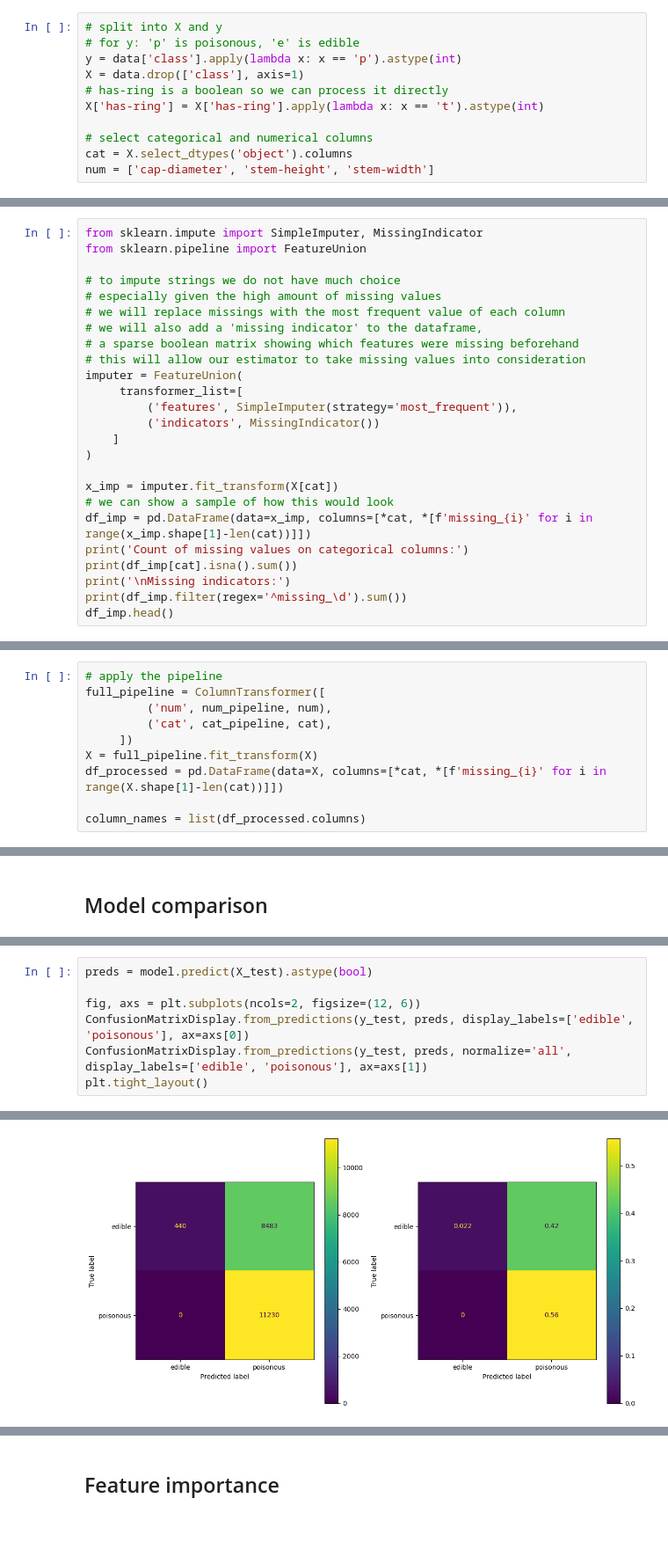
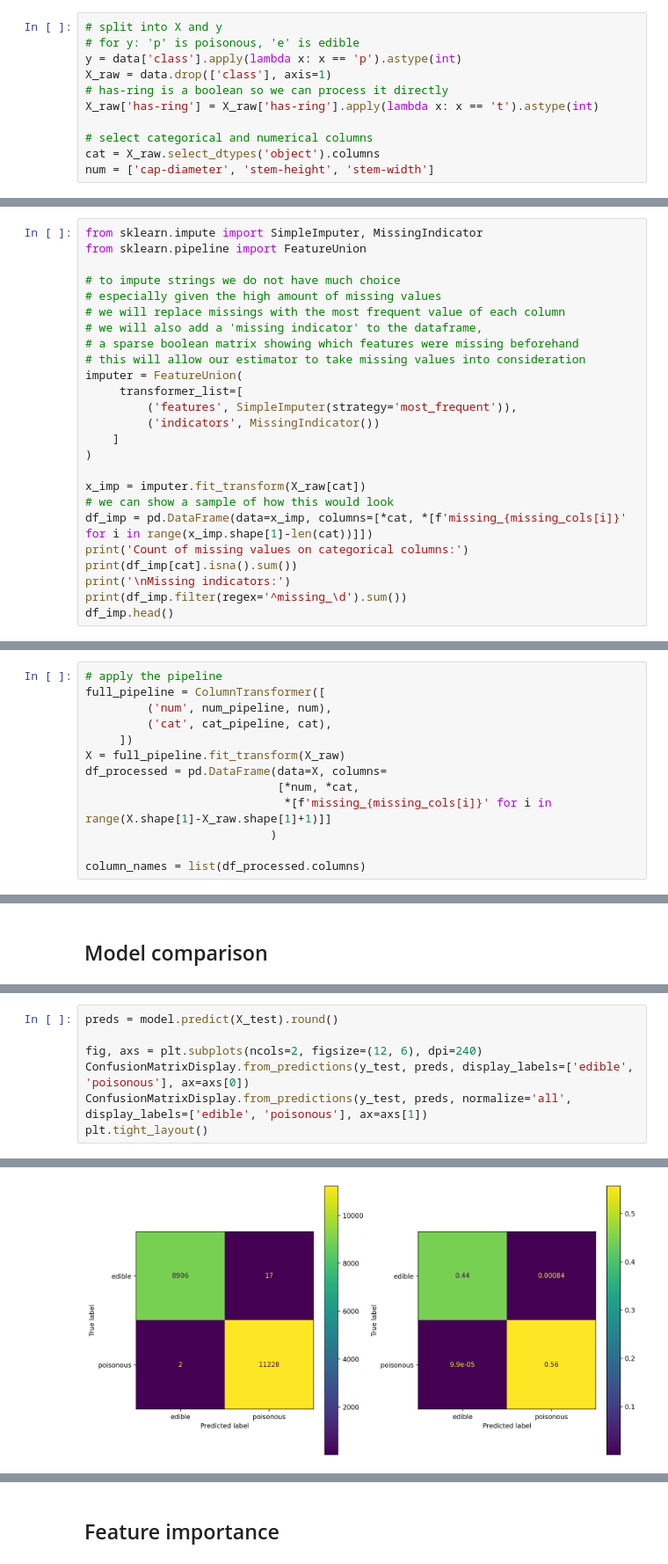
Before and after one commit to szethh/dm-project, a Jupyter notebook: eda.ipynb, the cells around one changed output, grey strips where cells are left out. Shown at 88% size. Cells and saved outputs as stored; diff of their text form; blank space fills up the shorter version.

```diff
--- a/eda.ipynb
+++ b/eda.ipynb
@@ -58,12 +60,12 @@ data.head()
 # split into X and y
 # for y: 'p' is poisonous, 'e' is edible
 y = data['class'].apply(lambda x: x == 'p').astype(int)
-X = data.drop(['class'], axis=1)
+X_raw = data.drop(['class'], axis=1)
 # has-ring is a boolean so we can process it directly
-X['has-ring'] = X['has-ring'].apply(lambda x: x == 't').astype(int)
+X_raw['has-ring'] = X_raw['has-ring'].apply(lambda x: x == 't').astype(int)
 
 # select categorical and numerical columns
-cat = X.select_dtypes('object').columns
+cat = X_raw.select_dtypes('object').columns
 num = ['cap-diameter', 'stem-height', 'stem-width']
 # %% [markdown]
 #### Imputing missing data
@@ -99,9 +102,9 @@ imputer = FeatureUnion(
     ]
 )
 
-x_imp = imputer.fit_transform(X[cat])
+x_imp = imputer.fit_transform(X_raw[cat])
 # we can show a sample of how this would look
-df_imp = pd.DataFrame(data=x_imp, columns=[*cat, *[f'missing_{i}' for i in range(x_imp.shape[1]-len(cat))]])
+df_imp = pd.DataFrame(data=x_imp, columns=[*cat, *[f'missing_{missing_cols[i]}' for i in range(x_imp.shape[1]-len(cat))]])
 print('Count of missing values on categorical columns:')
 print(df_imp[cat].isna().sum())
 print('\nMissing indicators:')
@@ -155,8 +155,11 @@ full_pipeline = ColumnTransformer([
          ('num', num_pipeline, num),
          ('cat', cat_pipeline, cat),
      ])
-X = full_pipeline.fit_transform(X)
-df_processed = pd.DataFrame(data=X, columns=[*cat, *[f'missing_{i}' for i in range(X.shape[1]-len(cat))]])
+X = full_pipeline.fit_transform(X_raw)
+df_processed = pd.DataFrame(data=X, columns=
+                            [*num, *cat,
+                             *[f'missing_{missing_cols[i]}' for i in range(X.shape[1]-X_raw.shape[1]+1)]]
+                           )
 
 column_names = list(df_processed.columns)
 # %% [markdown]
@@ -385,7 +391,7 @@ plt.show()
 # %%
-preds = model.predict(X_test).astype(bool)
+preds = model.predict(X_test).round()
 
-fig, axs = plt.subplots(ncols=2, figsize=(12, 6))
+fig, axs = plt.subplots(ncols=2, figsize=(12, 6), dpi=240)
 ConfusionMatrixDisplay.from_predictions(y_test, preds, display_labels=['edible', 'poisonous'], ax=axs[0])
 ConfusionMatrixDisplay.from_predictions(y_test, preds, normalize='all', display_labels=['edible', 'poisonous'], ax=axs[1])
 plt.tight_layout()
@@ -394,4 +400,4 @@ plt.tight_layout()
-[figure, old version]
+[figure, new version]
 # %%
 # get the false negative percentage when evaluating on the total dataset and on the test set
 # the latter is more realistic, as the model may have 'memorized' some entries on the total set
```
Also changed, not shown: parts of 24 cells of this notebook, 1 other file.
